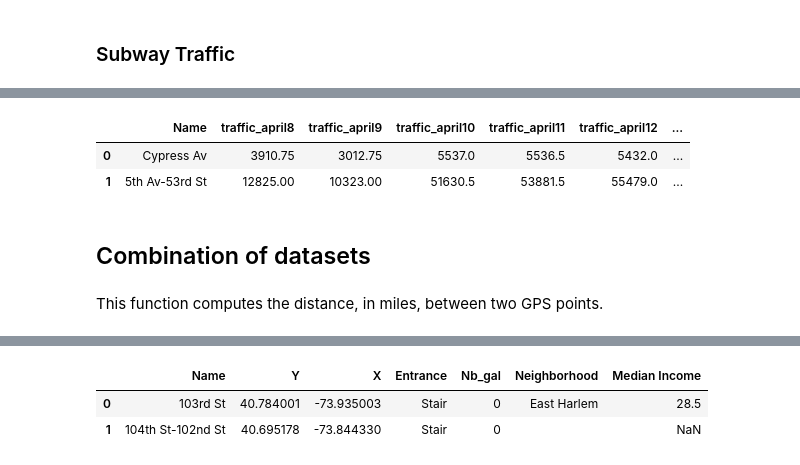
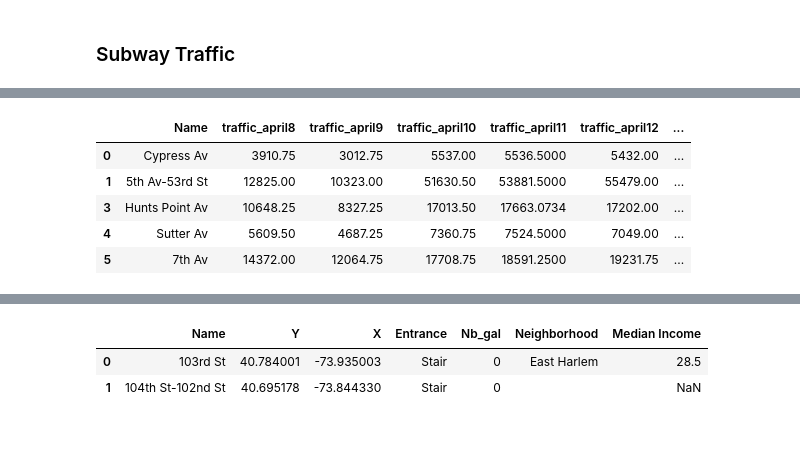
Before and after one commit to julmaud/MTArt, a Jupyter notebook: MTArt_final.ipynb, the cells around one changed output, grey strips where cells are left out. Drawn from its saved outputs; the diff is of its cells as text; code cells hidden in the pictures; blank space fills up the shorter version.

```diff
--- a/MTArt_final.ipynb
+++ b/MTArt_final.ipynb
@@ -145,12 +215,11 @@ sta_traffic['Name'] = sta_traffic['Name'].map(map_final)
 sta_traffic = sta_traffic.dropna()
 sta_traffic['traffic_mean'] = (sta_traffic['traffic_april8']+sta_traffic['traffic_april9']+sta_traffic['traffic_april10']+sta_traffic['traffic_april11']+sta_traffic['traffic_april12']+sta_traffic['traffic_april13'])/6
 # %%
-sta_traffic.head()[:2]
+sta_traffic.head()
 # %% [output]
 |  | Name | traffic_april8 | traffic_april9 | traffic_april10 | traffic_april11 | traffic_april12 | ... |
-| 0 | Cypress Av | 3910.75 | 3012.75 | 5537.0 | 5536.5 | 5432.0 | ... |
-| 1 | 5th Av-53rd St | 12825.00 | 10323.00 | 51630.5 | 53881.5 | 55479.0 | ... |
+| 0 | Cypress Av | 3910.75 | 3012.75 | 5537.00 | 5536.5000 | 5432.00 | ... |
+| 1 | 5th Av-53rd St | 12825.00 | 10323.00 | 51630.50 | 53881.5000 | 55479.00 | ... |
+| 3 | Hunts Point Av | 10648.25 | 8327.25 | 17013.50 | 17663.0734 | 17202.00 | ... |
+| 4 | Sutter Av | 5609.50 | 4687.25 | 7360.75 | 7524.5000 | 7049.00 | ... |
+| 5 | 7th Av | 14372.00 | 12064.75 | 17708.75 | 18591.2500 | 19231.75 | ... |
-# %% [markdown]
-## Combination of datasets
-# %% [markdown]
-This function computes the distance, in miles, between two GPS points.
```
Also changed, not shown: parts of 23 cells of this notebook.
